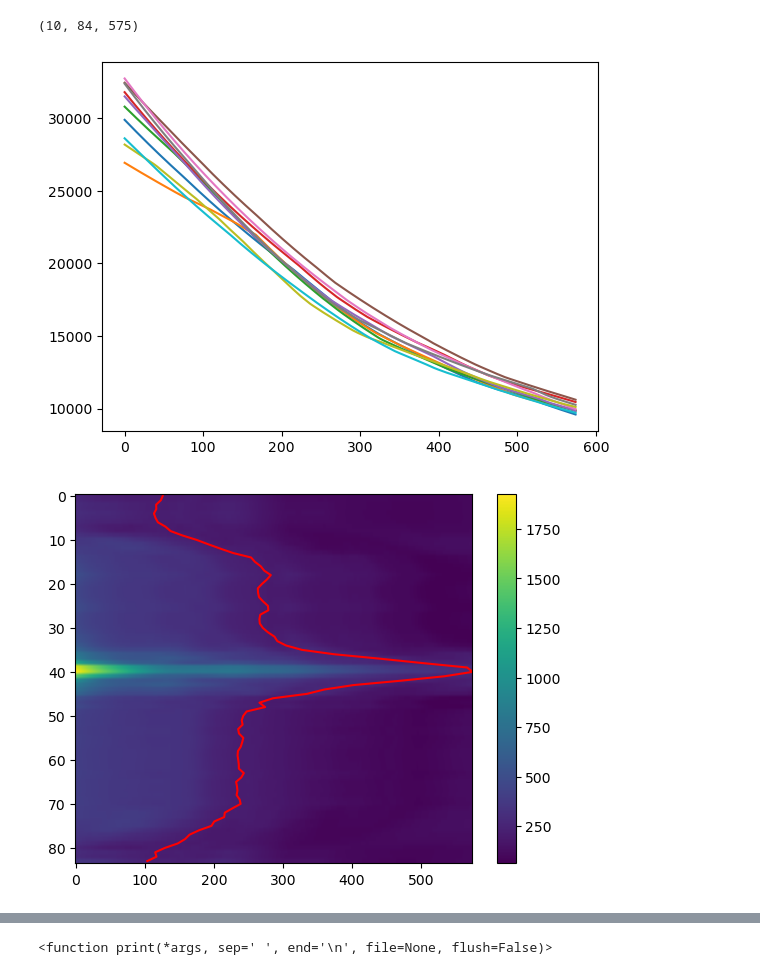
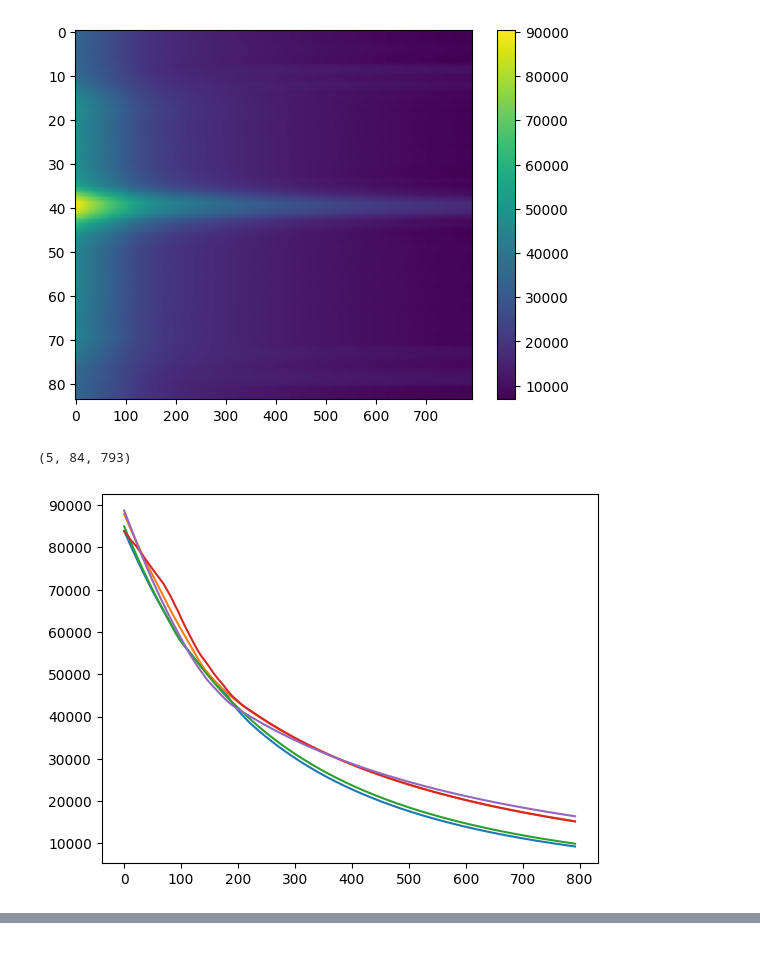
Before and after one commit to BWielen/CLFitter, a Jupyter notebook: Examples/BackgroundParameterization.ipynb, the cells around one changed output, grey strips where cells are left out. Cells and saved outputs as stored; diff of their text form; code cells hidden in the pictures.

```diff
--- a/Examples/BackgroundParameterization.ipynb
+++ b/Examples/BackgroundParameterization.ipynb
@@ -221,7 +296,7 @@ class NNparameterization:
 
         self.X_eval = X_eval
 
-    def train_MC_replica_consecutive(self, n_mc_replicas):
+    def train_MC_replica_consecutive(self, n_mc_replicas, edge_onset = 0):
         self.background_mean = np.zeros_like(self.intensity_data)
         self.background_std = np.zeros_like(self.intensity_data)
         self.background = np.zeros((n_mc_replicas, self.intensity_data.shape[0], self.intensity_data.shape[1])) # shape [n_mc_replicas, n_spectrum, n_E]
@@ -232,12 +307,12 @@ class NNparameterization:
             if np.any(mc_replica <= 0):
                 print("Warning: log input has non-positive values")
             y = torch.Tensor(mc_replica.T).reshape(-1) # shape [n_clusters*n_E]
-            NN_object = NNTrainer(self.X_mc, y)
+            NN_object = NNTrainer(self.X_mc, y, edge_onset)
             NN_object.train()
 
-            self.background[i] = np.exp(NN_object.evaluate_model(self.X_eval).squeeze(-1)) #shape [n_spectrum, n_E]
+            self.background[i] = np.exp(NN_object.evaluate_model(self.X_eval).squeeze(-1).detach().numpy()) #shape [n_spectrum, n_E]
 
-    def train_MC_replica_parallel(self, n_mc_replicas):
+    def train_MC_replica_parallel(self, n_mc_replicas, edge_onset = 0):
         self.background_mean = np.zeros_like(self.intensity_data)
         self.background_std = np.zeros_like(self.intensity_data)
         self.background = np.zeros((n_mc_replicas, self.intensity_data.shape[0], self.intensity_data.shape[1]))
@@ -249,7 +324,7 @@ class NNparameterization:
             mc_replica = np.log(mc_sample)
             y = torch.tensor(mc_replica.T.astype(np.float32)).reshape(-1)
 
-            NN_object = NNTrainer(self.X_mc, y)
+            NN_object = NNTrainer(self.X_mc, y, edge_onset)
             NN_object.train()
             background_i = np.exp(NN_object.evaluate_model(self.X_eval).squeeze(-1))
             return i, background_i
@@ -265,11 +340,11 @@ path_to_data = "../Data/008_core_loss_line_020evpx_1mm.dm3"
 objectNN = NNparameterization()
 objectNN.read_dm3(path_to_data)
 objectNN.align_data()
-objectNN.window_data(lower=275, higher=390)
+objectNN.window_data(lower=0, higher=300)
 objectNN.plot_spectra(spectra_indices=[0, 1, 2, 3, 4])
 objectNN.calculate_integrated_intensity()
 objectNN.cluster_data(n_clusters=4)
 objectNN.prepare_X_mc_data()
 objectNN.prepare_X_eval_data()
-objectNN.train_MC_replica_parallel(n_mc_replicas=10)
+objectNN.train_MC_replica_consecutive(n_mc_replicas=5, edge_onset=188)
 # %% [output]
@@ -298,37 +380,40 @@ Epoch [20/20] - Loss: 5.2526 - Time: 1.29s
 # %%
-objectNN.background.shape
+# objectNN.background,0)
+plt.imshow(np.nan_to_num(objectNN.background[4]), aspect='auto', cmap='viridis')
+plt.colorbar()
+plt.show()
 print(objectNN.background.shape)
 bgmean = np.mean(objectNN.background, axis=0)
 bgstd = np.std(objectNN.background, axis=0)
 
 plt.plot(objectNN.background[:,40,:].T)
 # plt.plot(objectNN.intensity_data.T, alpha=0.5)
 # plt.colorbar()
 # plt.plot(objectNN.background[0])
 # print(objectNN.background[1]-objectNN.background[0])
 # plt.imshow(bgmean, aspect='auto', cmap='viridis')
 # plt.colorbar()
 plt.show()
 tii = objectNN.total_integrated_intensity
 frac = 0.7
 plt.plot((tii-frac*min(tii))/(max(tii)-min(tii)*frac)*len(objectNN.energy_axis), range(len(objectNN.spatial_axis)), color='red')
 plt.imshow(bgstd, aspect='auto', cmap='viridis')
 plt.colorbar()
 plt.show()
 
 
 show_spectrum = 10
 plt.plot(objectNN.energy_axis, bgmean[show_spectrum], label='Mean Background')
 plt.fill_between(objectNN.energy_axis, bgmean[show_spectrum]-bgstd[show_spectrum], bgmean[show_spectrum]+bgstd[show_spectrum], alpha=0.5, label='1 Std Dev')
 plt.plot(objectNN.energy_axis, objectNN.intensity_data[show_spectrum], label='Spectrum 40')
 plt.xlabel('Energy Loss (eV)')
 plt.ylabel('Intensity (a.u.)')
 plt.show()
 
 plt.imshow((objectNN.intensity_data-bgmean)/bgstd, aspect='auto', cmap='viridis')
 plt.colorbar()
 plt.show()
 # %% [output]
+[figure, new version]
-(10, 84, 575)
+(5, 84, 793)
-[figure, old version]
-[figure, old version]
+[figure, new version]
@@ -337,20 +422,0 @@ plt.show()
-# %%
-path_to_data = "../data/008_core_loss_line_020evpx_1mm.dm3"
-
-raw_data = dm.file_reader(path_to_data)
-
-# Extracting the core loss data
-core_loss_data = raw_data[0]['data'][:500,:]
-# core_loss_data[core_loss_data>4000] = 0
-
-# Extracting the energy loss axis and spatial axis
-energy_loss_md = raw_data[0]['axes'][1]
-begin, dispersion, size = energy_loss_md['offset'], energy_loss_md['scale'], energy_loss_md['size']
-energy_loss_axis = np.linspace(begin, begin + dispersion * (size - 1), size)
-
-spatial_md = raw_data[0]['axes'][0]
-begin, step, size = spatial_md['offset'], spatial_md['scale'], spatial_md['size']
-spatial_axis = np.linspace(begin, begin + step * (size - 1), size)
-print
-# %% [output]
-<function print(*args, sep=' ', end='\n', file=None, flush=False)>
```
Also changed, not shown: parts of 11 cells of this notebook.
